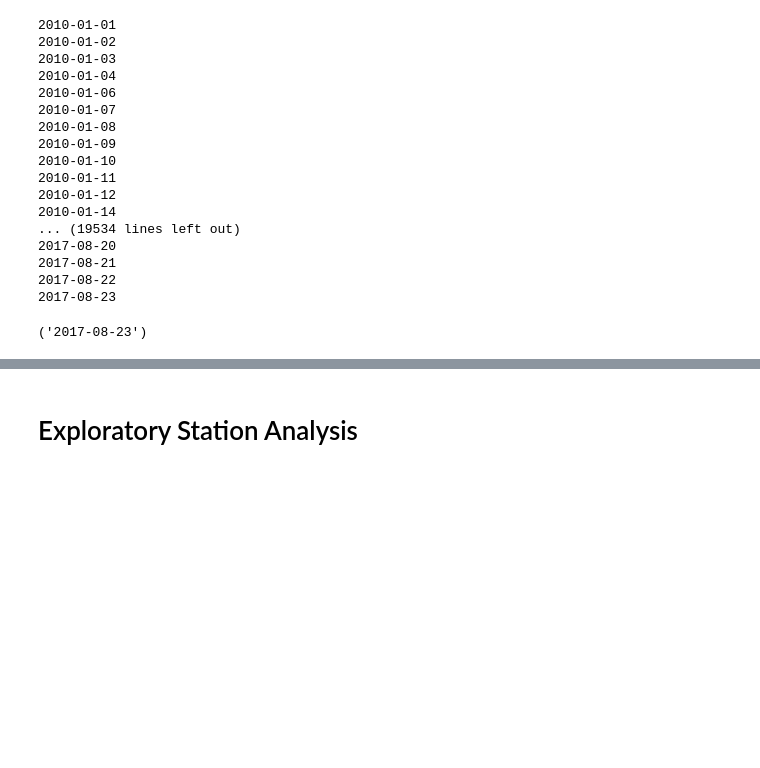
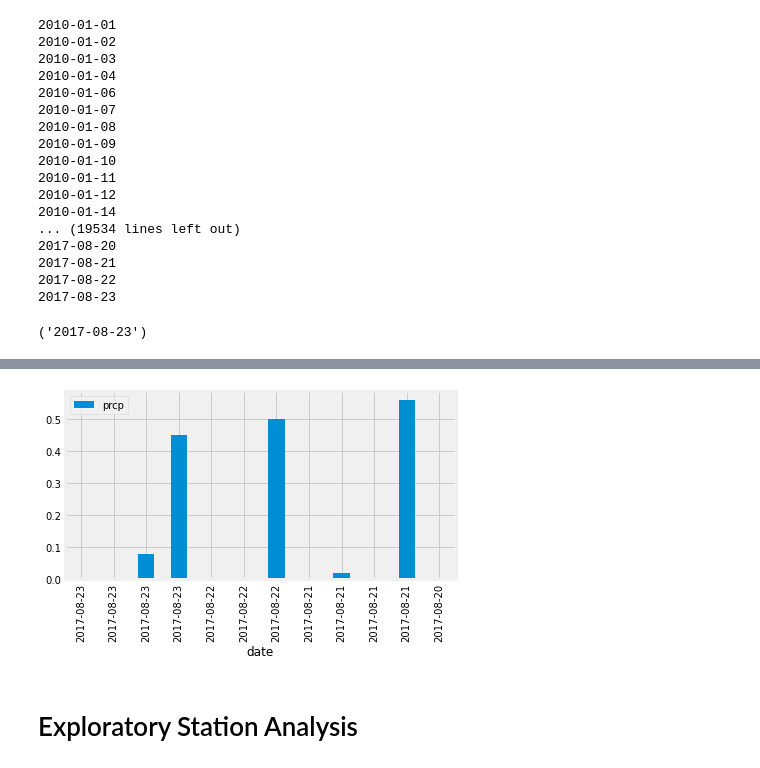
Before and after one commit to amilton11/8_sqlalchemy-challenge, a Jupyter notebook: climate_starter.ipynb, the cells around one changed output, grey strips where cells are left out. Cells and saved outputs as stored; diff of their text form; code cells hidden in the pictures; blank space fills up the shorter version.

```diff
--- a/climate_starter.ipynb
+++ b/climate_starter.ipynb
@@ -98,18 +99,6 @@ session.query(Measurement.date).order_by(Measurement.date.desc()).first()
 ('2017-08-23')
 # %%
 # Design a query to retrieve the last 12 months of precipitation data and plot the results.
-# Starting from the most recent data point in the database.
-
-# Calculate the date one year from the last date in data set.
-
-
-# Perform a query to retrieve the data and precipitation scores
-
-
-# Save the query results as a Pandas DataFrame and set the index to the date column
-
-
-# Sort the dataframe by date
-
-
-# Use Pandas Plotting with Matplotlib to plot the data
+# starting from the most recent data point in the database.
+last_12 = session.query(Measurement.date, Measurement.prcp).order_by(Measurement.date.desc()).limit(12).all()
+last_12
@@ -115,0 +118,9 @@ session.query(Measurement.date).order_by(Measurement.date.desc()).first()
+# %%
+# Plot the results starting from the most recent data point in the database.
+df = pd.DataFrame(last_12, columns=['date', 'prcp'])
+df.set_index('date', inplace=True)
+df.plot.bar()
+plt.tight_layout()
+plt.show()
+# %% [output]
+[figure, added]
```
Also changed, not shown: parts of 7 cells of this notebook.
